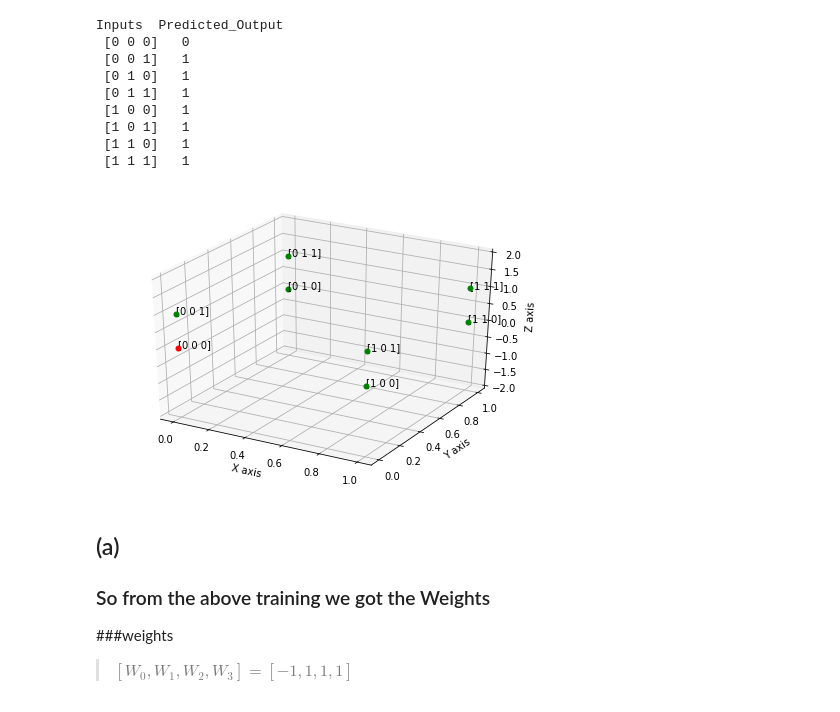
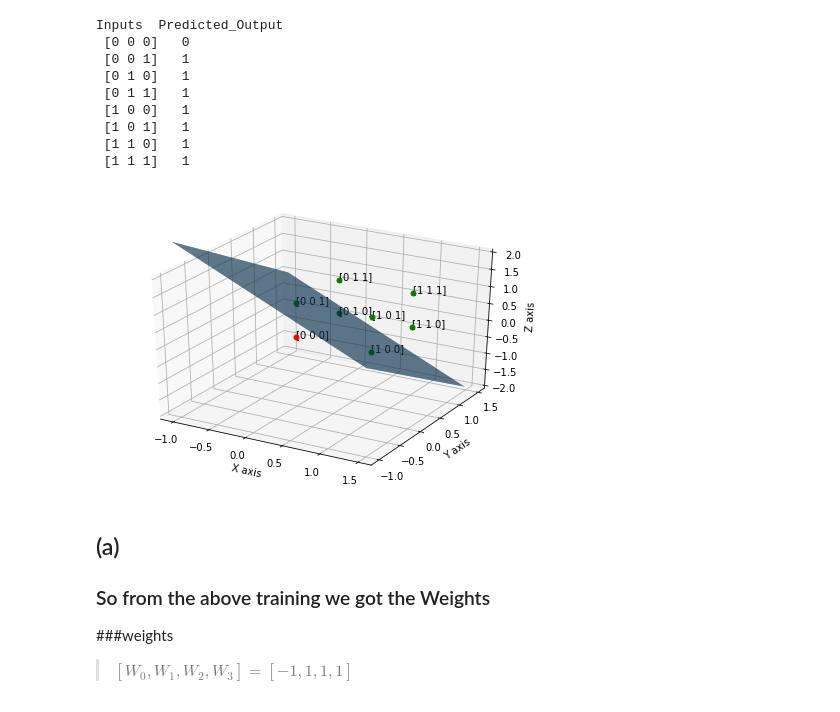
Before and after one commit to anoopjakob/Machine_Learning_Assignments, a Jupyter notebook: machine_learning_lab_assignment.ipynb, the cells around one changed output. Saved outputs shown, nothing was run; the diff lists cells and outputs as text; code cells hidden in the pictures.

```diff
--- a/machine_learning_lab_assignment.ipynb
+++ b/machine_learning_lab_assignment.ipynb
@@ -191,29 +191,35 @@ def setColor(X):
 # %%
 import numpy as np
 import matplotlib.pyplot as plt
 from mpl_toolkits.mplot3d import Axes3D
 
 
 
 fig = plt.figure()
 ax = Axes3D(fig)
 
+
+X = np.arange(-1, 1.5, .01)
+Y = np.arange(-1, 1.5, .01)
+X, Y = np.meshgrid(X, Y)
+Z = 1-X-Y
+
+ax.plot_surface(X, Y, Z, rstride=1, cstride=1)
+
 for i in range(len(dataset)):
     ax.scatter(dataset[i][0],dataset[i][1],dataset[i][2],c=setColor(dataset[i]),s=25, marker="o")
     ax.text(dataset[i][0],dataset[i][1],dataset[i][2],s=str(dataset[i]))
 ax.set_xlabel('X axis')
 ax.set_ylabel('Y axis')
 ax.set_zlabel('Z axis')
 
-
-# ax.plot_surface(X, Y, Z, rstride=1, cstride=1)
 # ax.contourf(X, Y, Z, zdir='z', offset=-2, cmap=plt.cm.hot)
 
 ax.set_zlim(-2, 2)
 
 plt.show()
 # %% [output]
-[figure, old version]
+[figure, new version]
 # %% [markdown]
 ## (a)
 
```
